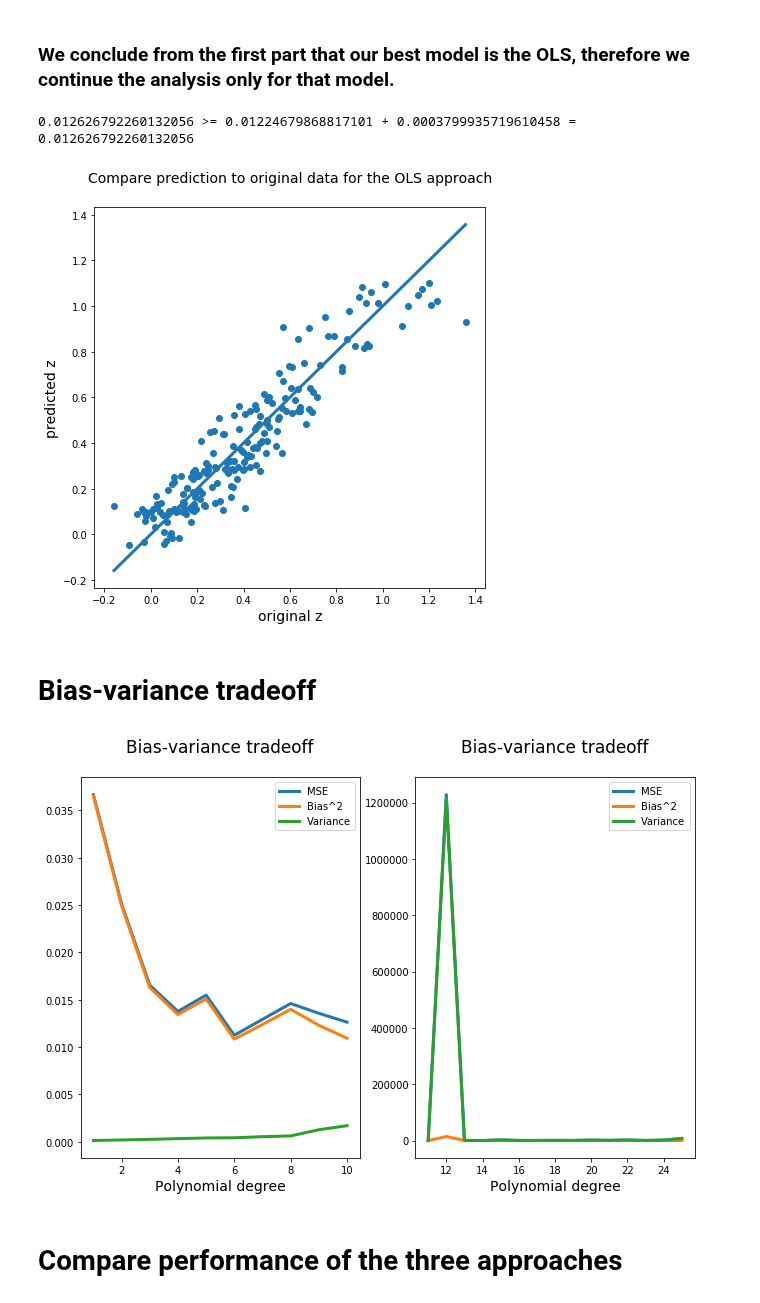
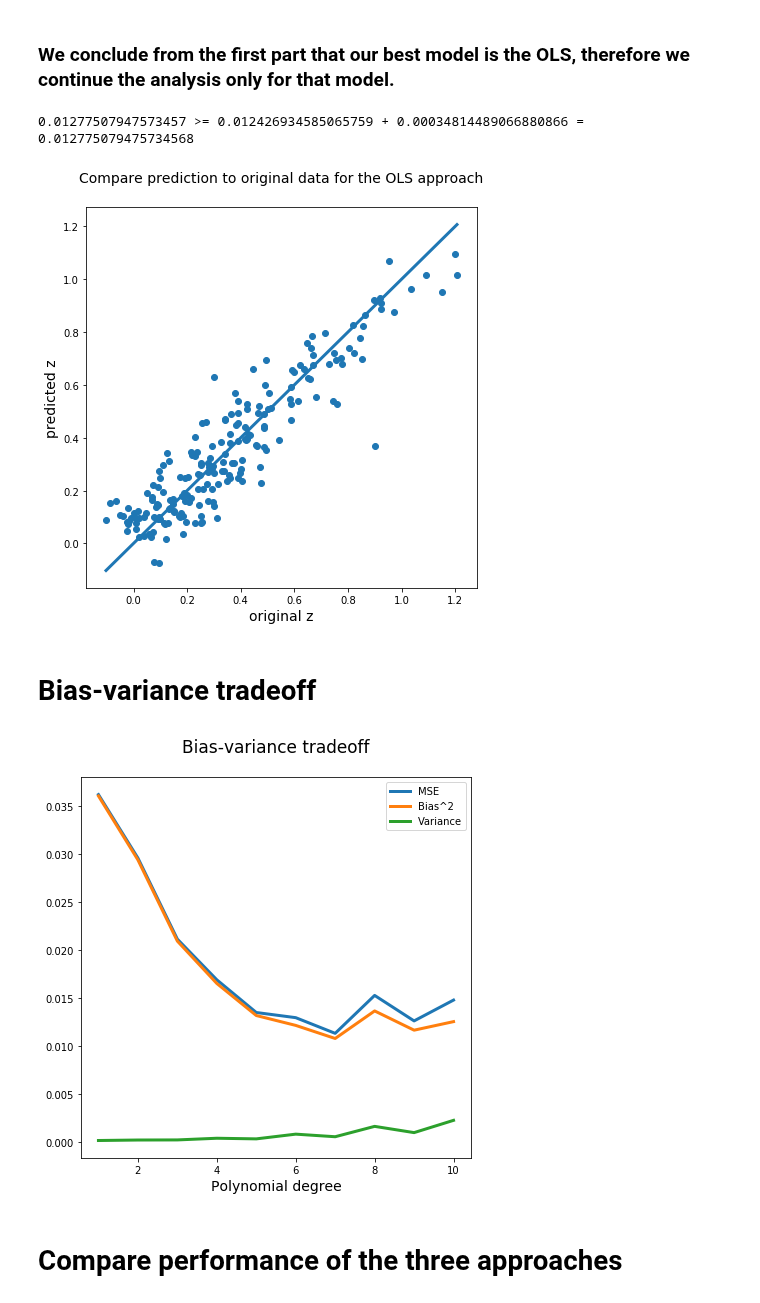
Before and after one commit to hannasv/project1, a Jupyter notebook: Project1_FYSSTK4155.ipynb, the cells around one changed output. Cells and saved outputs as stored; diff of their text form; code cells hidden in the pictures.

```diff
--- a/Project1_FYSSTK4155.ipynb
+++ b/Project1_FYSSTK4155.ipynb
@@ -384,4 +385,4 @@ lmd = {
 }
 nboots = 100
 # %%
-z_test, z_pred_test, bias, var, beta, mse_test, mse_train = resample(models, lmd, X, z, nboots, split_size = 0.2)
+z_test, z_pred_test, bias, var, beta, mse_test, mse_train, ci_beta = resample(models, lmd, X, z, nboots, split_size = 0.2)
@@ -390,7 +406,7 @@ z_test, z_pred_test, bias, var, beta, mse_test, mse_train = resample(models, lmd
 # %%
 print('{} >= {} + {} = {}'.format(mse_test['ols'], bias['ols'], var['ols'], bias['ols']+var['ols']))
 # %% [output]
-0.012626792260132056 >= 0.01224679868817101 + 0.0003799935719610458 = 0.012626792260132056
+0.01277507947573457 >= 0.012426934585065759 + 0.00034814489066880866 = 0.012775079475734568
 # %%
 
 plt.figure(1, figsize = (7,7))
@@ -406,60 +422,64 @@ plt.title('Compare prediction to original data for the OLS approach', y=1.05, fo
 #plt.savefig("results/figures/franke/scatter_zpred/scatter_zpred_ols_p5")
 plt.show()
 # %% [output]
-[figure, old version]
+[figure, new version]
 # %% [markdown]
 # Bias-variance tradeoff
 # %%
+# Uncomment to generate subplot for higher values of p
+
 bias_p = []
 var_p = []
 mse_test_p = []
 x = np.squeeze(x)
 y = np.squeeze(y)
 poly = np.arange(1,11,1)
 for p in poly:
     X = generateDesignmatrix(p,x,y)
-    z_test, z_pred_test, bias, var, beta, mse_test, mse_train = resample(models, lmd, X, z, nboots, split_size = 0.2)
+    z_test, z_pred_test, bias, var, beta, mse_test, mse_train, ci_beta = resample(models, lmd, X, z, nboots, split_size = 0.2)
 
     bias_p.append(bias['ols'])
     var_p.append(var['ols'])
     mse_test_p.append(mse_test['ols'])
 
 
-plt.figure(1, figsize = (11,7))
-plt.subplot(1,2,1)
+
+plt.figure(1, figsize = (7,7))
+# plt.figure(1, figsize = (11,7))
+# plt.subplot(1,2,1)
 plt.plot(poly, mse_test_p, label='MSE', linewidth=3.0)
 plt.plot(poly, bias_p, label='Bias^2', linewidth=3.0)
 plt.plot(poly, var_p, label='Variance', linewidth=3.0)
 plt.xlabel('Polynomial degree', fontsize=14)
 plt.title('Bias-variance tradeoff', y=1.05, fontsize=17)
 plt.legend()
 
 
-bias_p = []
-var_p = []
-mse_test_p = []
-poly = np.arange(11,26,1)
-for p in poly:
-    X = generateDesignmatrix(p,x,y)
-    z_test, z_pred_test, bias, var, beta, mse_test, mse_train = resample(models, lmd, X, z, nboots, split_size = 0.2)
-
-    bias_p.append(bias['ols'])
-    var_p.append(var['ols'])
-    mse_test_p.append(mse_test['ols'])
+# bias_p = []
+# var_p = []
+# mse_test_p = []
+# poly = np.arange(11,26,1)
+# for p in poly:
+#     X = generateDesignmatrix(p,x,y)
+#     z_test, z_pred_test, bias, var, beta, mse_test, mse_train, ci_beta = resample(models, lmd, X, z, nboots, split_size = 0.2)
+#
+#     bias_p.append(bias['ols'])
+#     var_p.append(var['ols'])
+#     mse_test_p.append(mse_test['ols'])
 
 
-plt.subplot(1,2,2)
-plt.plot(poly, mse_test_p, label='MSE', linewidth=3.0)
-plt.plot(poly, bias_p, label='Bias^2', linewidth=3.0)
-plt.plot(poly, var_p, label='Variance', linewidth=3.0)
-plt.xlabel('Polynomial degree', fontsize=14)
-plt.title('Bias-variance tradeoff', y=1.05, fontsize=17)
-plt.legend()
+# plt.subplot(1,2,2)
+# plt.plot(poly, mse_test_p, label='MSE', linewidth=3.0)
+# plt.plot(poly, bias_p, label='Bias^2', linewidth=3.0)
+# plt.plot(poly, var_p, label='Variance', linewidth=3.0)
+# plt.xlabel('Polynomial degree', fontsize=14)
+# plt.title('Bias-variance tradeoff', y=1.05, fontsize=17)
+# plt.legend()
 
-#plt.savefig("results/figures/franke/bias_variance/bias_variance_ols")
+#plt.savefig("results/figures/franke/bias_variance/bias_variance_ols_p10")
 plt.show()
 # %% [output]
-[figure, old version]
+[figure, new version]
 # %% [markdown]
 # Compare performance of the three approaches
 # %%
```
Also changed, not shown: parts of 44 cells of this notebook, 21 other files.
